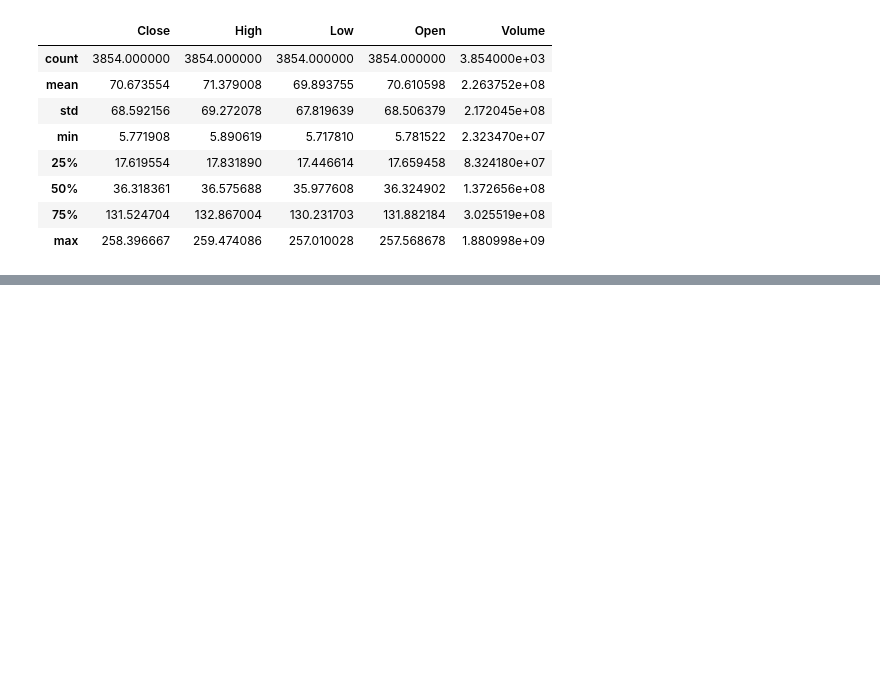
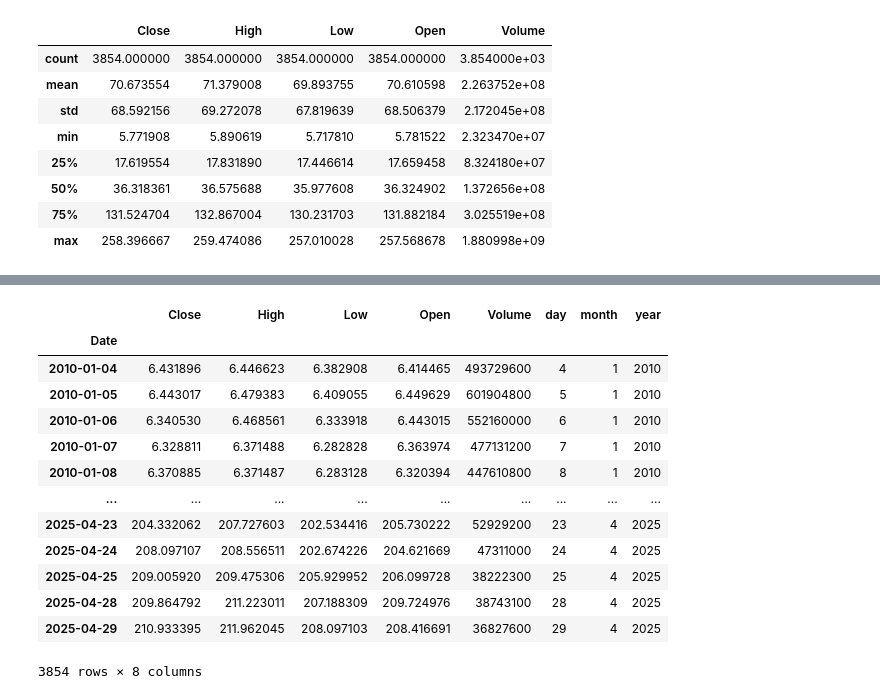
Before and after one commit to ens100/stock-forecasting, a Jupyter notebook: notebooks/01_eda.ipynb, the cells around one changed output, grey strips where cells are left out. Drawn from its saved outputs; the diff is of its cells as text; code cells hidden in the pictures; blank space fills up the shorter version.

```diff
--- a/notebooks/01_eda.ipynb
+++ b/notebooks/01_eda.ipynb
@@ -70,0 +57,23 @@ memory usage: 180.7 KB
+# %%
+apple_df["day"] = apple_df.index.day
+# %%
+apple_df["month"] = apple_df.index.month
+# %%
+apple_df["year"] = apple_df.index.year
+# %%
+apple_df
+# %% [output]
+|  | Close | High | Low | Open | Volume | day | month | year |
+| Date |  |  |  |  |  |  |  |  |
+| 2010-01-04 | 6.431896 | 6.446623 | 6.382908 | 6.414465 | 493729600 | 4 | 1 | 2010 |
+| 2010-01-05 | 6.443017 | 6.479383 | 6.409055 | 6.449629 | 601904800 | 5 | 1 | 2010 |
+| 2010-01-06 | 6.340530 | 6.468561 | 6.333918 | 6.443015 | 552160000 | 6 | 1 | 2010 |
+| 2010-01-07 | 6.328811 | 6.371488 | 6.282828 | 6.363974 | 477131200 | 7 | 1 | 2010 |
+| 2010-01-08 | 6.370885 | 6.371487 | 6.283128 | 6.320394 | 447610800 | 8 | 1 | 2010 |
+| ... | ... | ... | ... | ... | ... | ... | ... | ... |
+| 2025-04-23 | 204.332062 | 207.727603 | 202.534416 | 205.730222 | 52929200 | 23 | 4 | 2025 |
+| 2025-04-24 | 208.097107 | 208.556511 | 202.674226 | 204.621669 | 47311000 | 24 | 4 | 2025 |
+| 2025-04-25 | 209.005920 | 209.475306 | 205.929952 | 206.099728 | 38222300 | 25 | 4 | 2025 |
+| 2025-04-28 | 209.864792 | 211.223011 | 207.188309 | 209.724976 | 38743100 | 28 | 4 | 2025 |
+| 2025-04-29 | 210.933395 | 211.962045 | 208.097103 | 208.416691 | 36827600 | 29 | 4 | 2025 |
+3854 rows × 8 columns
```
Also changed, not shown: parts of 5 cells of this notebook, 2 other files.
